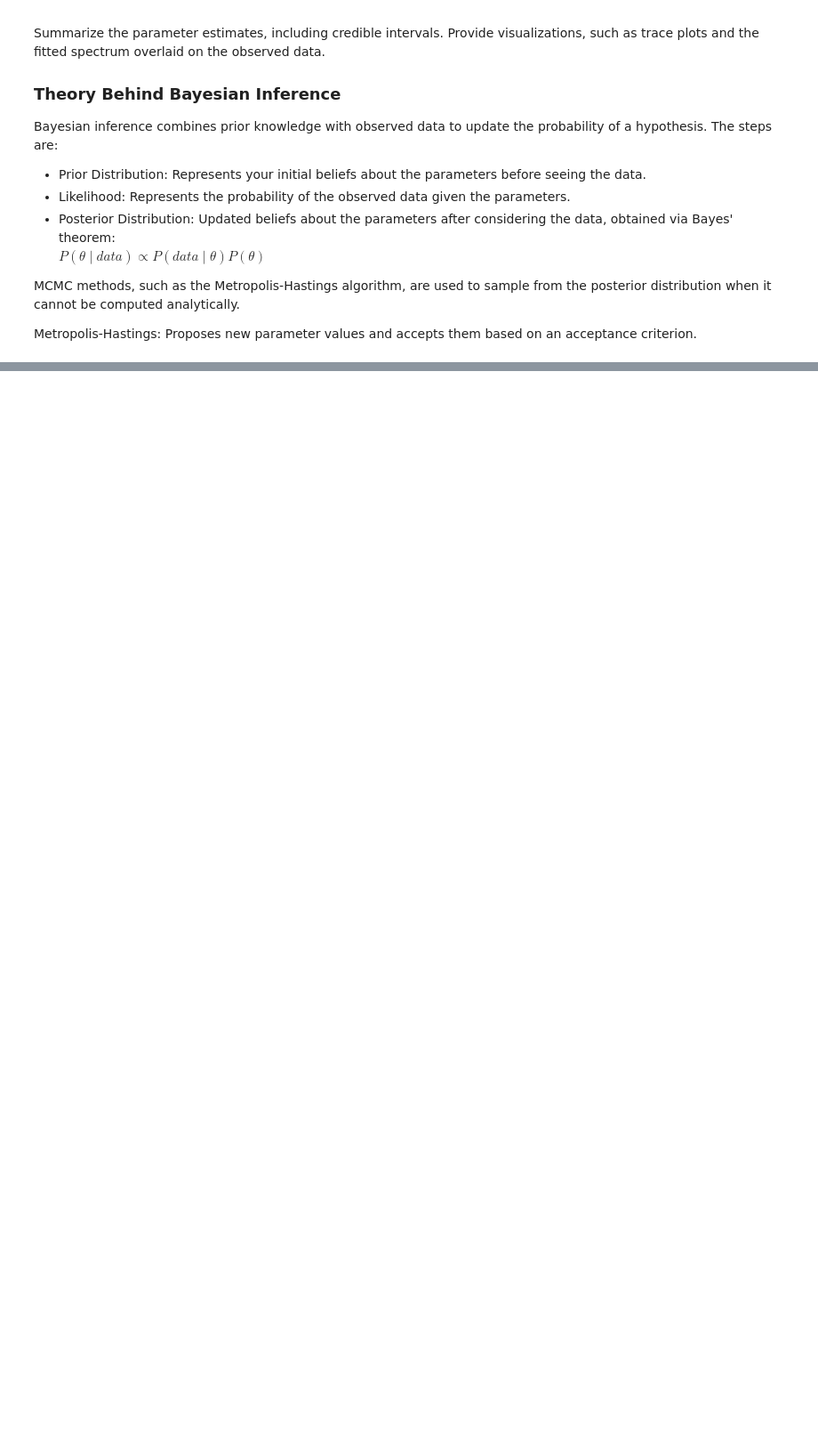
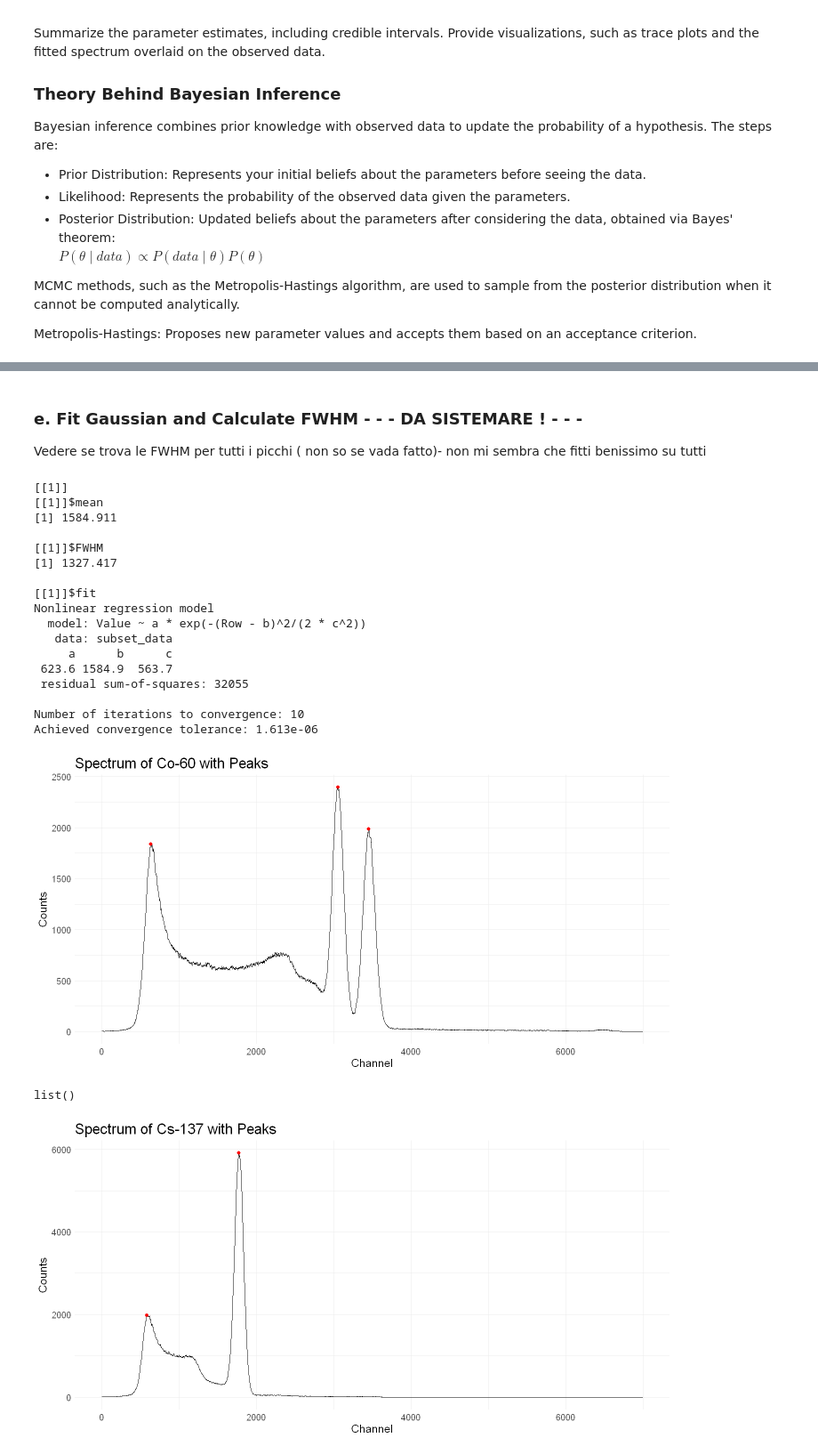
Before and after one commit to EugeniaBoccanera/R_project, a Jupyter notebook: Group_00.ipynb, the cells around one changed output, grey strips where cells are left out. Shown at 89% size. Saved outputs shown, nothing was run; the diff lists cells and outputs as text; code cells hidden in the pictures; blank space fills up the shorter version.

```diff
--- a/Group_00.ipynb
+++ b/Group_00.ipynb
@@ -210,0 +253,3 @@ ggplot() +
+# %% [markdown]
+### e. Fit Gaussian and Calculate FWHM - - -   DA SISTEMARE ! - -  -
+Vedere se trova le FWHM per tutti i picchi ( non so se vada fatto)- non mi sembra che fitti benissimo su tutti
@@ -210,0 +324,54 @@ ggplot() +
+# %%
+# Fit and calculate FWHM for peaks in the Co-60 spectrum
+peak_positions_co60 <- find_and_plot_peaks(gr11_co60, "Spectrum of Co-60 with Peaks", minpeakheight_factor = 0.5, minpeakdistance = 100, window_size = 5, apply_smoothing = TRUE)
+# Loop through peaks and calculate FWHM
+fwhm_results_co60 <- lapply(peak_positions_co60, function(pos) fit_gaussian(gr11_co60, pos))
+# Filter out NULL results from failed fits
+fwhm_results_co60 <- Filter(Negate(is.null), fwhm_results_co60)
+# Print the results
+fwhm_results_co60
+
+# Cs-137
+peak_positions_cs137 <- find_and_plot_peaks(gr11_cs137, "Spectrum of Cs-137 with Peaks", minpeakheight_factor = 0.3, minpeakdistance = 100, window_size = 5, apply_smoothing = TRUE)
+fwhm_results_cs137 <- lapply(peak_positions_cs137, function(pos) fit_gaussian(gr11_cs137, pos))
+fwhm_results_cs137 <- Filter(Negate(is.null), fwhm_results_cs137)
+print(fwhm_results_cs137)
+
+# Na-22
+peak_positions_na22 <- find_and_plot_peaks(gr11_na22, "Spectrum of Na-22 with Peaks", minpeakheight_factor = 0.1, minpeakdistance = 300, window_size = 6, apply_smoothing = TRUE)
+fwhm_results_na22 <- lapply(peak_positions_na22, function(pos) fit_gaussian(gr11_na22, pos))
+fwhm_results_na22 <- Filter(Negate(is.null), fwhm_results_na22)
+print(fwhm_results_na22)
+
+# Am, Cs, Co
+peak_positions_amcsco <- find_and_plot_peaks(IC48A_AmCsCo, "Spectrum of Am, Cs, Co with Peaks", minpeakheight_factor = 0.1, minpeakdistance = 50, window_size = 5, apply_smoothing = FALSE)
+fwhm_results_amcsco <- lapply(peak_positions_amcsco, function(pos) fit_gaussian(IC48A_AmCsCo, pos))
+fwhm_results_amcsco <- Filter(Negate(is.null), fwhm_results_amcsco)
+print(fwhm_results_amcsco)
+
+# Th
+peak_positions_th <- find_and_plot_peaks(IC48A_Th, "Spectrum of Th with Peaks", minpeakheight_factor = 0.1, minpeakdistance = 50, window_size = 5, apply_smoothing = FALSE)
+fwhm_results_th <- lapply(peak_positions_th, function(pos) fit_gaussian(IC48A_Th, pos))
+fwhm_results_th <- Filter(Negate(is.null), fwhm_results_th)
+print(fwhm_results_th)
+# %% [output]
+[[1]]
+[[1]]$mean
+[1] 1584.911
+
+[[1]]$FWHM
+[1] 1327.417
+
+[[1]]$fit
+Nonlinear regression model
+  model: Value ~ a * exp(-(Row - b)^2/(2 * c^2))
+   data: subset_data
+     a      b      c
+ 623.6 1584.9  563.7
+ residual sum-of-squares: 32055
+
+Number of iterations to convergence: 10
+Achieved convergence tolerance: 1.613e-06
+[figure, added]
+list()
+[figure, added]
```
Also changed, not shown: parts of 30 cells of this notebook.
